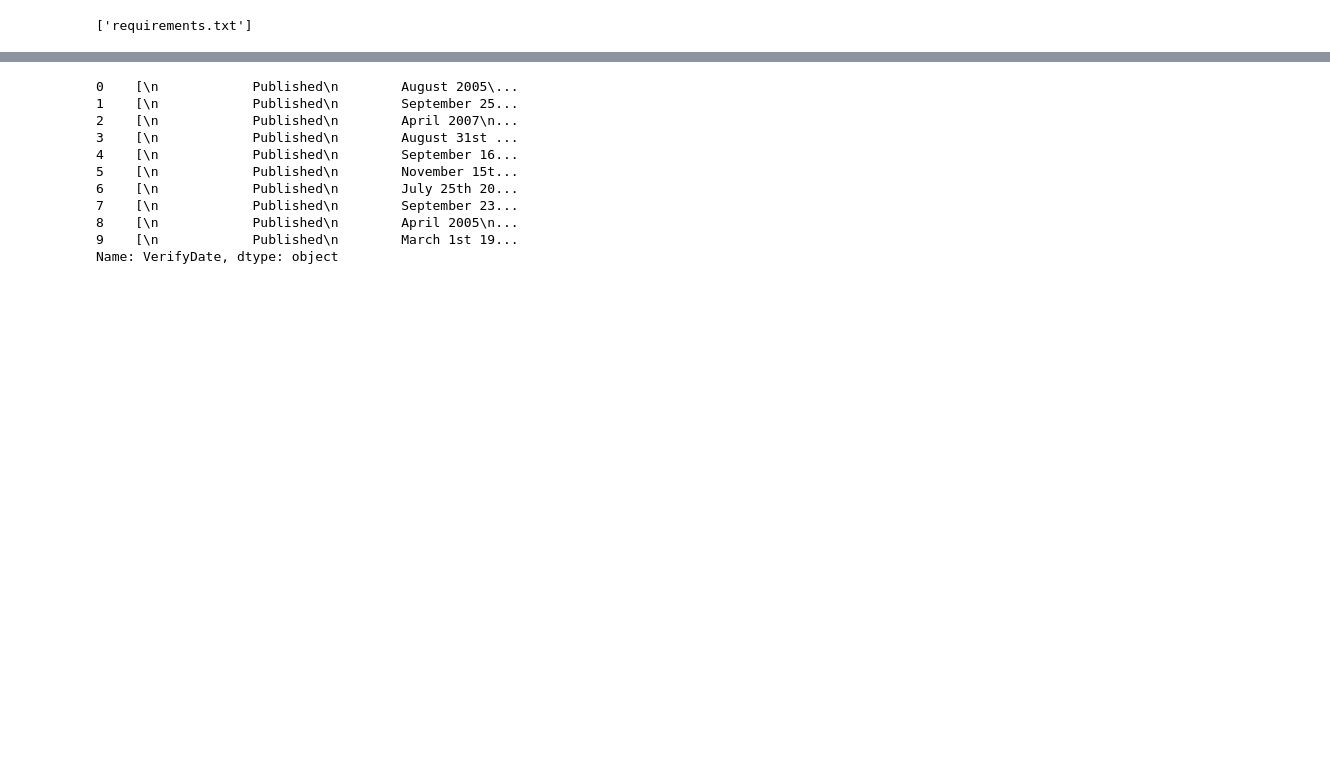
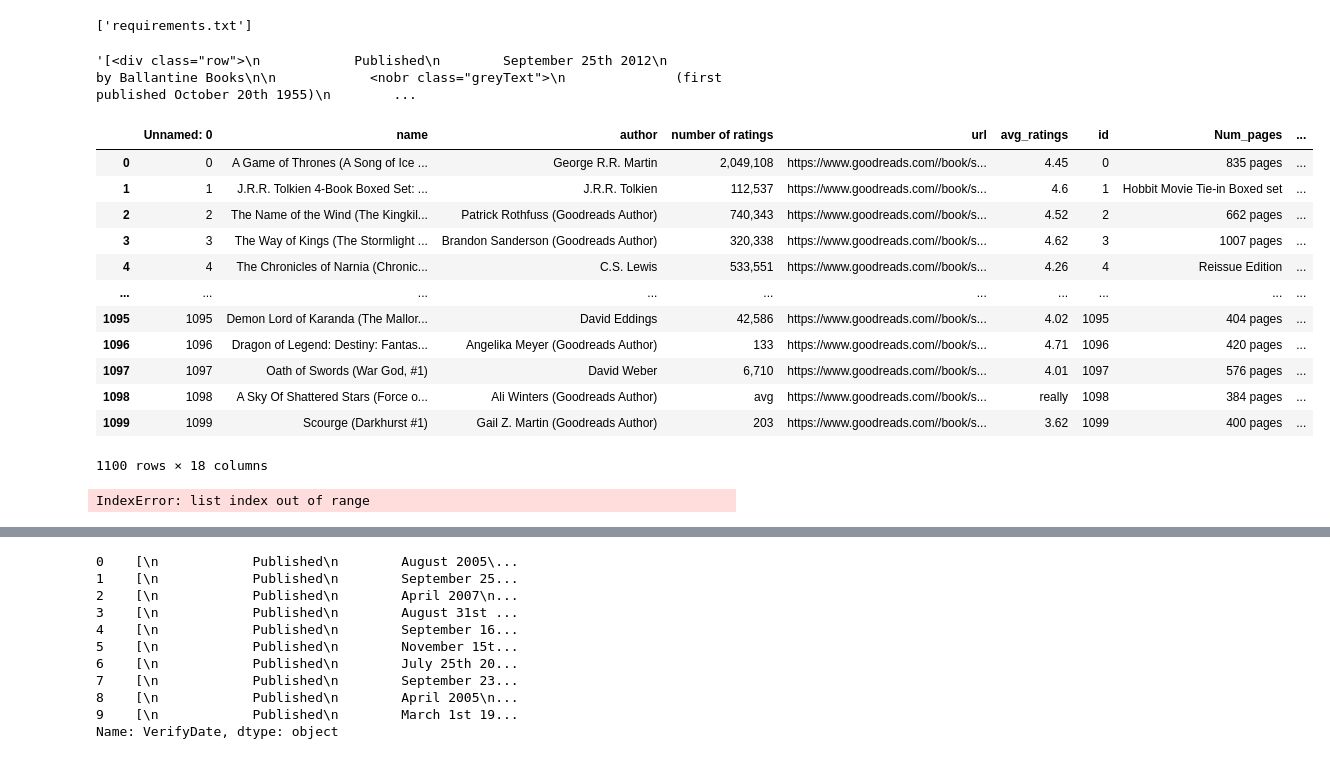
Before and after one commit to gyasis/Hufflepuff_project, a Jupyter notebook: preprocess/gs-process.ipynb, the cells around one changed output, grey strips where cells are left out. Saved outputs shown, nothing was run; the diff lists cells and outputs as text; code cells hidden in the pictures; blank space fills up the shorter version.

```diff
--- a/preprocess/gs-process.ipynb
+++ b/preprocess/gs-process.ipynb
@@ -17,4 +18,9 @@ print(glob.glob('*.*'))
 # %% [output]
 ['requirements.txt']
 # %%
-df = pd.read_csv("Hufflepuff_project/webscraping/data/200.csv")
+df = pd.read_csv("Hufflepuff_project/webscraping/data/lastfantasy.csv")
+# %%
+capture = shortdf.VerifyDate[1]
+capture
+# %% [output]
+'[<div class="row">\n            Published\n        September 25th 2012\n         by Ballantine Books\n\n            <nobr class="greyText">\n              (first published October 20th 1955)\n        ...
@@ -20,0 +34,34 @@ df = pd.read_csv("Hufflepuff_project/webscraping/data/200.csv")
+# %%
+df
+# %% [output]
+|  | Unnamed: 0 | name | author | number of ratings | url | avg_ratings | id | Num_pages | ... |
+| 0 | 0 | A Game of Thrones (A Song of Ice ... | George R.R. Martin | 2,049,108 | https://www.goodreads.com//book/s... | 4.45 | 0 | 835 pages | ... |
+| 1 | 1 | J.R.R. Tolkien 4-Book Boxed Set: ... | J.R.R. Tolkien | 112,537 | https://www.goodreads.com//book/s... | 4.6 | 1 | Hobbit Movie Tie-in Boxed set | ... |
+| 2 | 2 | The Name of the Wind (The Kingkil... | Patrick Rothfuss (Goodreads Author) | 740,343 | https://www.goodreads.com//book/s... | 4.52 | 2 | 662 pages | ... |
+| 3 | 3 | The Way of Kings (The Stormlight ... | Brandon Sanderson (Goodreads Author) | 320,338 | https://www.goodreads.com//book/s... | 4.62 | 3 | 1007 pages | ... |
+| 4 | 4 | The Chronicles of Narnia (Chronic... | C.S. Lewis | 533,551 | https://www.goodreads.com//book/s... | 4.26 | 4 | Reissue Edition | ... |
+| ... | ... | ... | ... | ... | ... | ... | ... | ... | ... |
+| 1095 | 1095 | Demon Lord of Karanda (The Mallor... | David Eddings | 42,586 | https://www.goodreads.com//book/s... | 4.02 | 1095 | 404 pages | ... |
+| 1096 | 1096 | Dragon of Legend: Destiny: Fantas... | Angelika Meyer (Goodreads Author) | 133 | https://www.goodreads.com//book/s... | 4.71 | 1096 | 420 pages | ... |
+| 1097 | 1097 | Oath of Swords (War God, #1) | David Weber | 6,710 | https://www.goodreads.com//book/s... | 4.01 | 1097 | 576 pages | ... |
+| 1098 | 1098 | A Sky Of Shattered Stars (Force o... | Ali Winters (Goodreads Author) | avg | https://www.goodreads.com//book/s... | really | 1098 | 384 pages | ... |
+| 1099 | 1099 | Scourge (Darkhurst #1) | Gail Z. Martin (Goodreads Author) | 203 | https://www.goodreads.com//book/s... | 3.62 | 1099 | 400 pages | ... |
+1100 rows × 18 columns
+# %%
+
+
+
+# for e in range(0,len(grab_paragraphs)):
+#     grab_paragraphs[e] = grab_paragraphs[e].text
+
+for i in shortdf.index:
+    soup = BeautifulSoup(shortdf.Description[i])
+    grab_paragraphs = soup.select('span')
+
+    for e in range(0, len(shortdf.Description)):
+        grab_paragraphs[e] = grab_paragraphs[e].text
+
+
+    shortdf.Description[i] = grab_paragraphs
+# %% [output]
+IndexError: list index out of range
```
Also changed, not shown: parts of 29 cells of this notebook, 18 other files.
